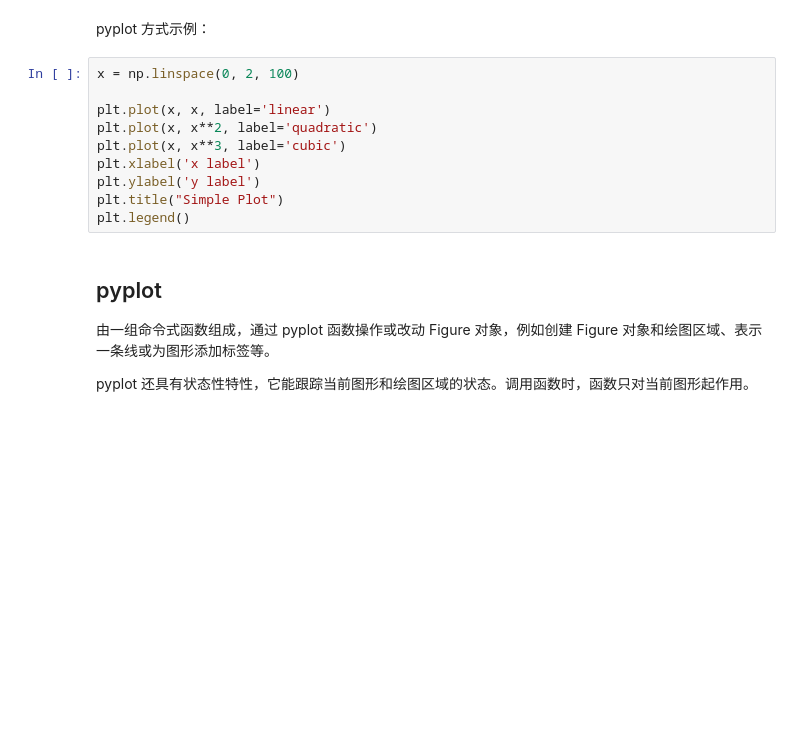
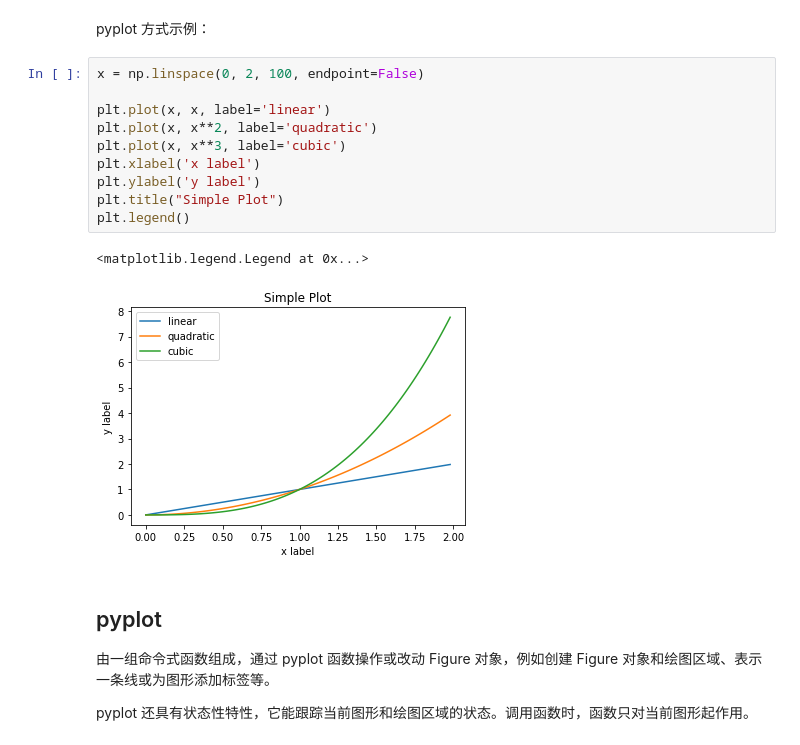
Before and after one commit to jiaoguoning/ipynbfiles, a Jupyter notebook: pythonppt/15_matplotlib.ipynb, the cells around one changed output. Cells and saved outputs as stored; diff of their text form; blank space fills up the shorter version.

```diff
--- a/pythonppt/15_matplotlib.ipynb
+++ b/pythonppt/15_matplotlib.ipynb
@@ -92,15 +95,18 @@ ax.legend()
 # %% [markdown]
 pyplot 方式示例：
 # %%
-x = np.linspace(0, 2, 100)
+x = np.linspace(0, 2, 100, endpoint=False)
 
 plt.plot(x, x, label='linear')
 plt.plot(x, x**2, label='quadratic')
 plt.plot(x, x**3, label='cubic')
 plt.xlabel('x label')
 plt.ylabel('y label')
 plt.title("Simple Plot")
 plt.legend()
+# %% [output]
+<matplotlib.legend.Legend at 0x...>
+[figure, added]
 # %% [markdown]
 ## pyplot
 
```
Also changed, not shown: parts of 13 cells of this notebook, 1 other file.
